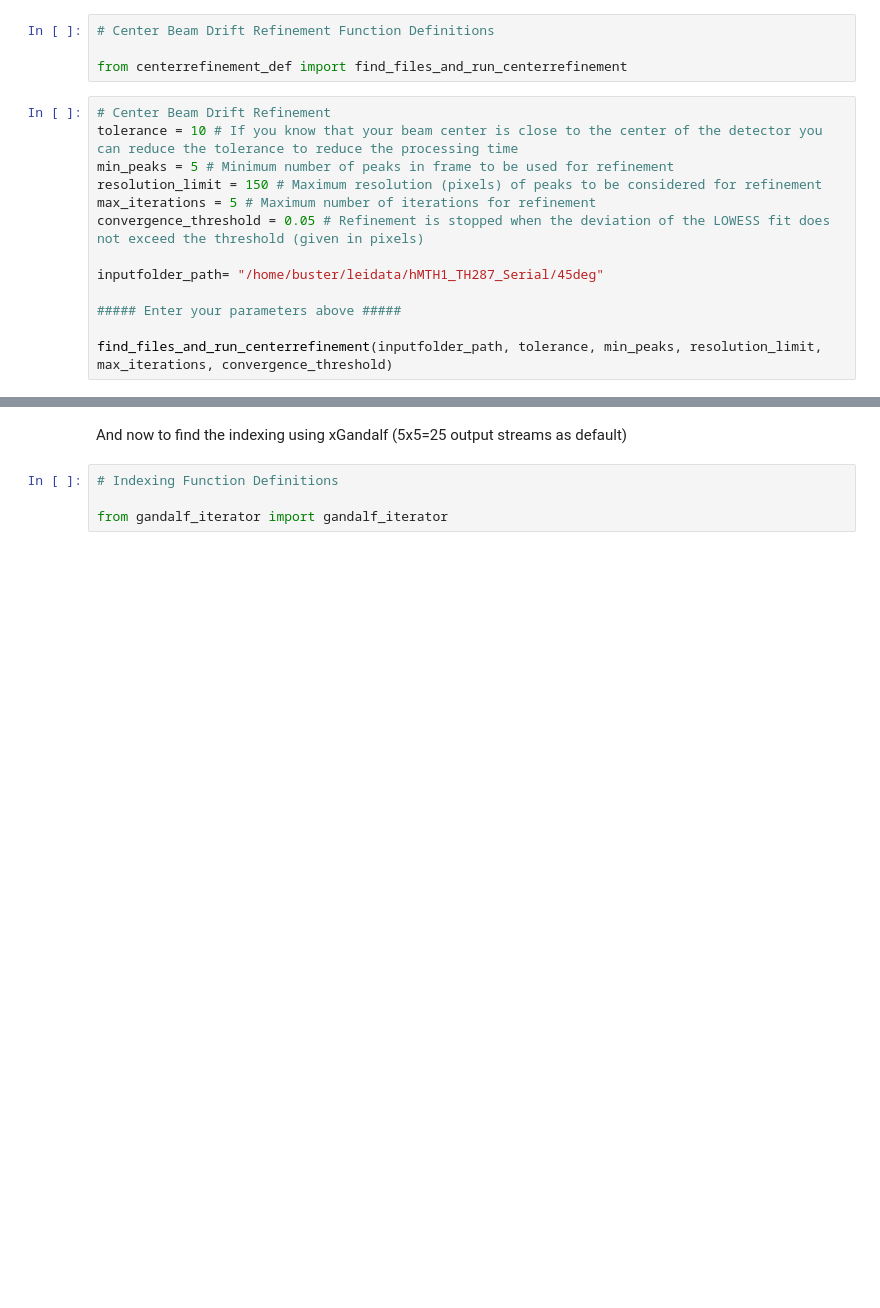
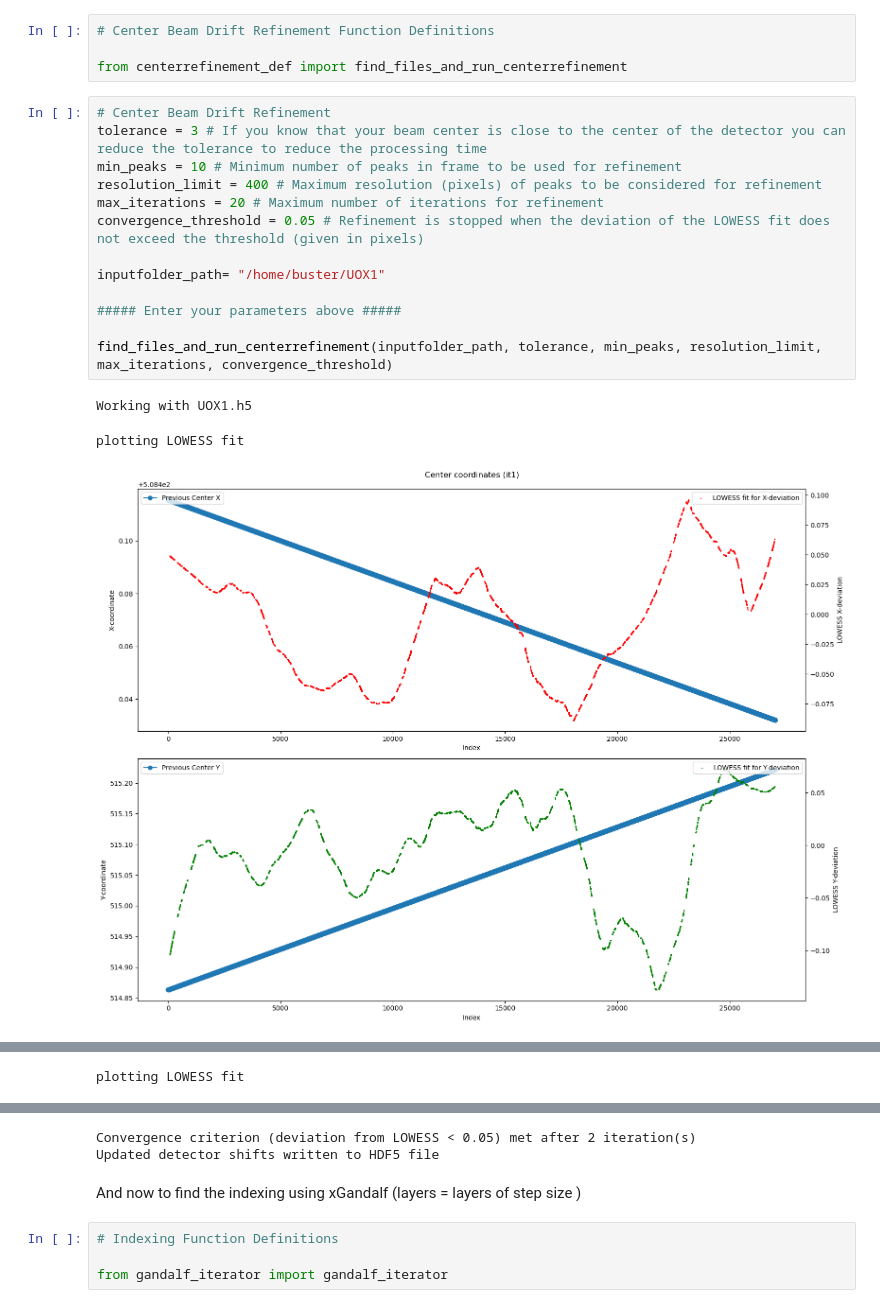
Before and after one commit to bstrb/BKinD, a Jupyter notebook: SSED/SSED_FULL/SSED_FULL.ipynb, the cells around one changed output, grey strips where cells are left out. Drawn from its saved outputs; the diff is of its cells as text; blank space fills up the shorter version.

```diff
--- a/SSED/SSED_FULL/SSED_FULL.ipynb
+++ b/SSED/SSED_FULL/SSED_FULL.ipynb
@@ -87,14 +96,18 @@ Improve the center beam center with a LOWESS fit
 from centerrefinement_def import find_files_and_run_centerrefinement
 # %%
 # Center Beam Drift Refinement
-tolerance = 10 # If you know that your beam center is close to the center of the detector you can reduce the tolerance to reduce the processing time
-min_peaks = 5 # Minimum number of peaks in frame to be used for refinement
-resolution_limit = 150 # Maximum resolution (pixels) of peaks to be considered for refinement
-max_iterations = 5 # Maximum number of iterations for refinement
+tolerance = 3 # If you know that your beam center is close to the center of the detector you can reduce the tolerance to reduce the processing time
+min_peaks = 10 # Minimum number of peaks in frame to be used for refinement
+resolution_limit = 400 # Maximum resolution (pixels) of peaks to be considered for refinement
+max_iterations = 20 # Maximum number of iterations for refinement
 convergence_threshold = 0.05 # Refinement is stopped when the deviation of the LOWESS fit does not exceed the threshold (given in pixels)
 
-inputfolder_path= "/home/buster/leidata/hMTH1_TH287_Serial/45deg"
+inputfolder_path= "/home/buster/UOX1"
 
 ##### Enter your parameters above #####
 
 find_files_and_run_centerrefinement(inputfolder_path, tolerance, min_peaks, resolution_limit, max_iterations, convergence_threshold)
+# %% [output]
+Working with UOX1.h5
+plotting LOWESS fit
+[figure, added]
@@ -100,0 +115 @@ find_files_and_run_centerrefinement(inputfolder_path, tolerance, min_peaks, reso
+plotting LOWESS fit
@@ -101,5 +118,7 @@ find_files_and_run_centerrefinement(inputfolder_path, tolerance, min_peaks, reso
+Convergence criterion (deviation from LOWESS < 0.05) met after 2 iteration(s)
+Updated detector shifts written to HDF5 file
 # %% [markdown]
-And now to find the indexing using xGandalf (5x5=25 output streams as default)
+And now to find the indexing using xGandalf (layers = layers of step size )
 # %%
 # Indexing Function Definitions
 
```
Also changed, not shown: parts of 5 cells of this notebook, 18 other files.
